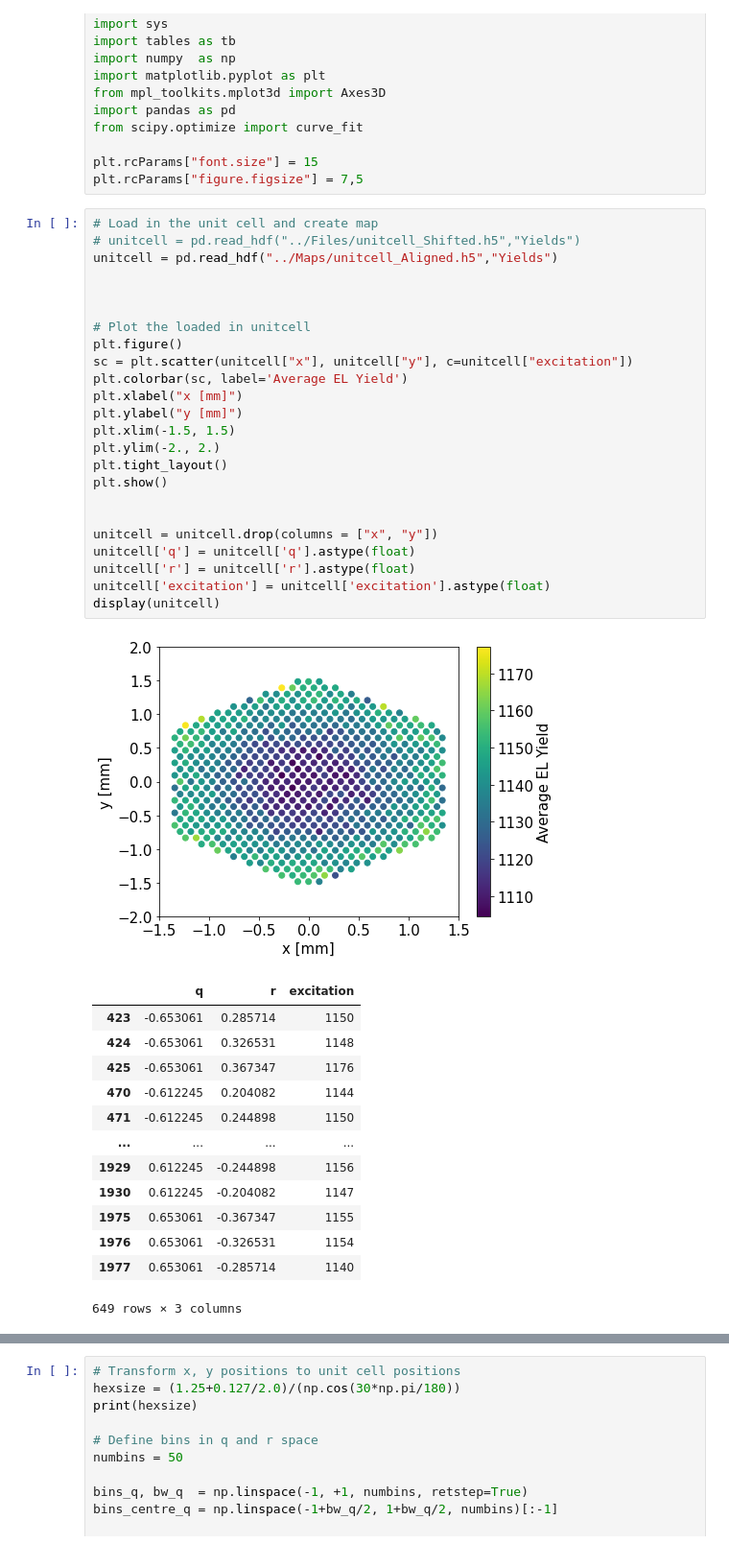
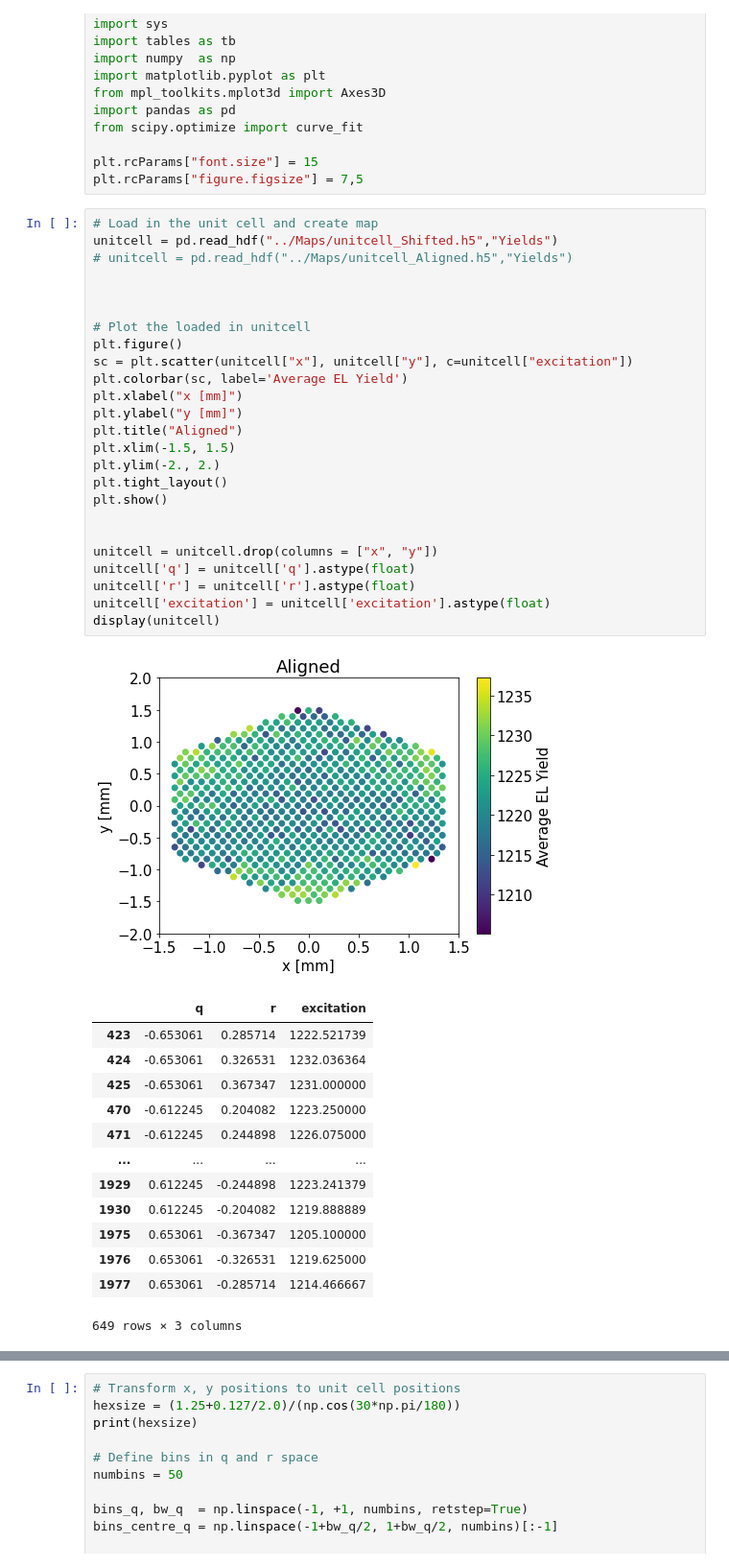
Before and after one commit to kvjmistry/GarfieldCode, a Jupyter notebook: Electroluminescence/notebooks/CalcTrackRes.ipynb, the cells around one changed output, grey strips where cells are left out. Shown: that part at 96% size. Cells and saved outputs as stored; diff of their text form.

```diff
--- a/Electroluminescence/notebooks/CalcTrackRes.ipynb
+++ b/Electroluminescence/notebooks/CalcTrackRes.ipynb
@@ -14,42 +14,43 @@ plt.rcParams["font.size"] = 15
 plt.rcParams["figure.figsize"] = 7,5
 # %%
 # Load in the unit cell and create map
-# unitcell = pd.read_hdf("../Files/unitcell_Shifted.h5","Yields")
-unitcell = pd.read_hdf("../Maps/unitcell_Aligned.h5","Yields")
+unitcell = pd.read_hdf("../Maps/unitcell_Shifted.h5","Yields")
+# unitcell = pd.read_hdf("../Maps/unitcell_Aligned.h5","Yields")
 
 
 
 # Plot the loaded in unitcell
 plt.figure()
 sc = plt.scatter(unitcell["x"], unitcell["y"], c=unitcell["excitation"])
 plt.colorbar(sc, label='Average EL Yield')
 plt.xlabel("x [mm]")
 plt.ylabel("y [mm]")
+plt.title("Aligned")
 plt.xlim(-1.5, 1.5)
 plt.ylim(-2., 2.)
 plt.tight_layout()
 plt.show()
 
 
 unitcell = unitcell.drop(columns = ["x", "y"])
 unitcell['q'] = unitcell['q'].astype(float)
 unitcell['r'] = unitcell['r'].astype(float)
 unitcell['excitation'] = unitcell['excitation'].astype(float)
 display(unitcell)
 # %% [output]
-[figure, old version]
+[figure, new version]
 |  | q | r | excitation |
-| 423 | -0.653061 | 0.285714 | 1150 |
-| 424 | -0.653061 | 0.326531 | 1148 |
-| 425 | -0.653061 | 0.367347 | 1176 |
-| 470 | -0.612245 | 0.204082 | 1144 |
-| 471 | -0.612245 | 0.244898 | 1150 |
+| 423 | -0.653061 | 0.285714 | 1222.521739 |
+| 424 | -0.653061 | 0.326531 | 1232.036364 |
+| 425 | -0.653061 | 0.367347 | 1231.000000 |
+| 470 | -0.612245 | 0.204082 | 1223.250000 |
+| 471 | -0.612245 | 0.244898 | 1226.075000 |
 | ... | ... | ... | ... |
-| 1929 | 0.612245 | -0.244898 | 1156 |
-| 1930 | 0.612245 | -0.204082 | 1147 |
-| 1975 | 0.653061 | -0.367347 | 1155 |
-| 1976 | 0.653061 | -0.326531 | 1154 |
-| 1977 | 0.653061 | -0.285714 | 1140 |
+| 1929 | 0.612245 | -0.244898 | 1223.241379 |
+| 1930 | 0.612245 | -0.204082 | 1219.888889 |
+| 1975 | 0.653061 | -0.367347 | 1205.100000 |
+| 1976 | 0.653061 | -0.326531 | 1219.625000 |
+| 1977 | 0.653061 | -0.285714 | 1214.466667 |
 649 rows × 3 columns
 # %%
 # Load in the input file
```
Also changed, not shown: parts of 4 cells of this notebook, 1 other file.
